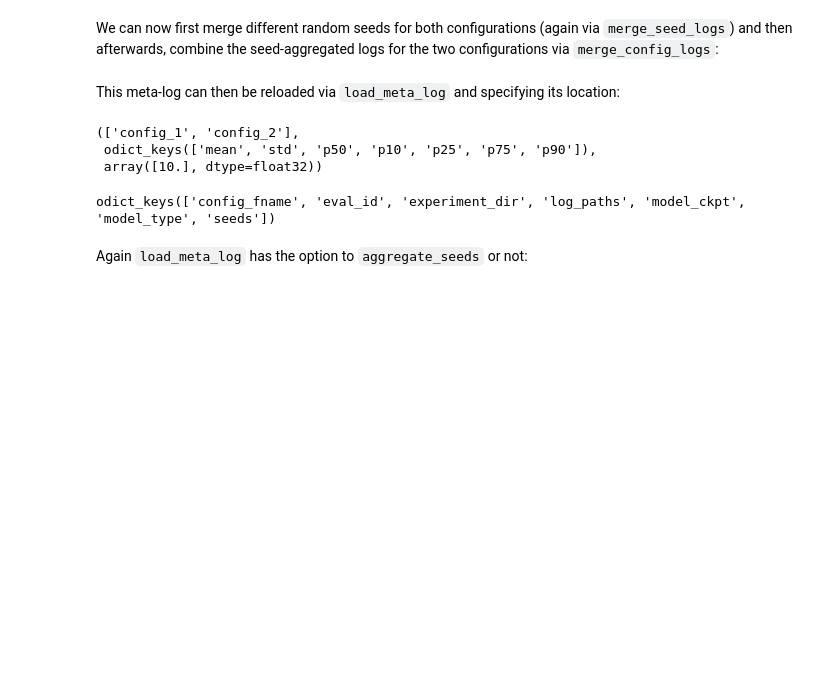
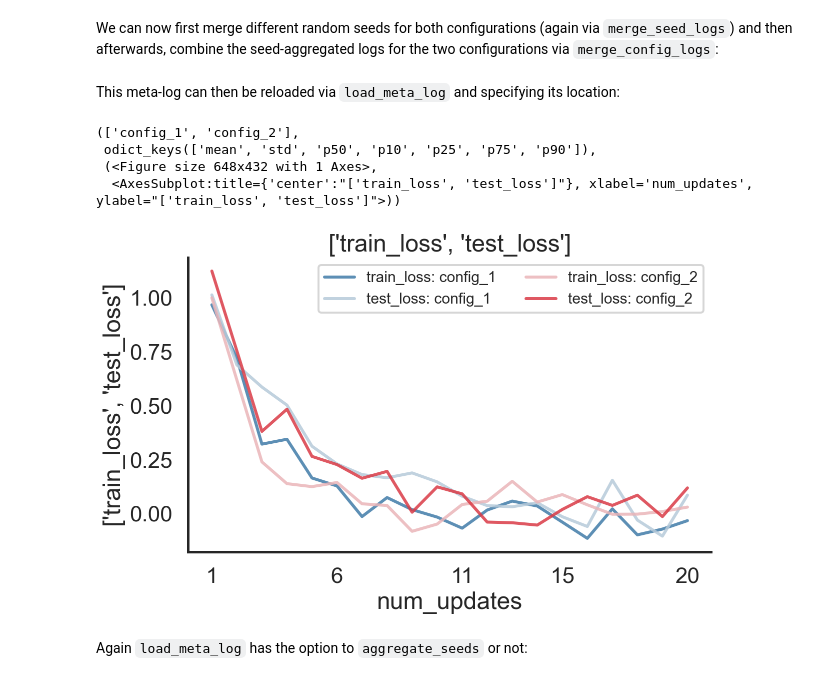
Before and after one commit to mle-infrastructure/mle-logging, a Jupyter notebook: examples/getting_started.ipynb, the cells around one changed output. Drawn from its saved outputs; the diff is of its cells as text; code cells hidden in the pictures; blank space fills up the shorter version.

```diff
--- a/examples/getting_started.ipynb
+++ b/examples/getting_started.ipynb
@@ -273,16 +303,14 @@ This meta-log can then be reloaded via `load_meta_log` and specifying its locati
 # %%
 # Afterwards load in the meta log object
 from mle_logging import load_meta_log
 meta_log = load_meta_log("multi_config_dir/meta_log.hdf5")
-meta_log.eval_ids, meta_log.config_1.stats.test_loss.keys(), meta_log.config_1.time.num_updates
+meta_log.eval_ids, meta_log.config_1.stats.test_loss.keys(), meta_log.plot(["train_loss", "test_loss"], "num_updates")
 # %% [output]
 (['config_1', 'config_2'],
  odict_keys(['mean', 'std', 'p50', 'p10', 'p25', 'p75', 'p90']),
- array([10.], dtype=float32))
+ (<Figure size 648x432 with 1 Axes>,
+  <AxesSubplot:title={'center':"['train_loss', 'test_loss']"}, xlabel='num_updates', ylabel="['train_loss', 'test_loss']">))
+[figure, added]
-# %%
-meta_log.config_2.meta.keys()
-# %% [output]
-odict_keys(['config_fname', 'eval_id', 'experiment_dir', 'log_paths', 'model_ckpt', 'model_type', 'seeds'])
 # %% [markdown]
 Again `load_meta_log` has the option to `aggregate_seeds` or not:
 # %%
```
Also changed, not shown: parts of 14 cells of this notebook, 6 other files.
